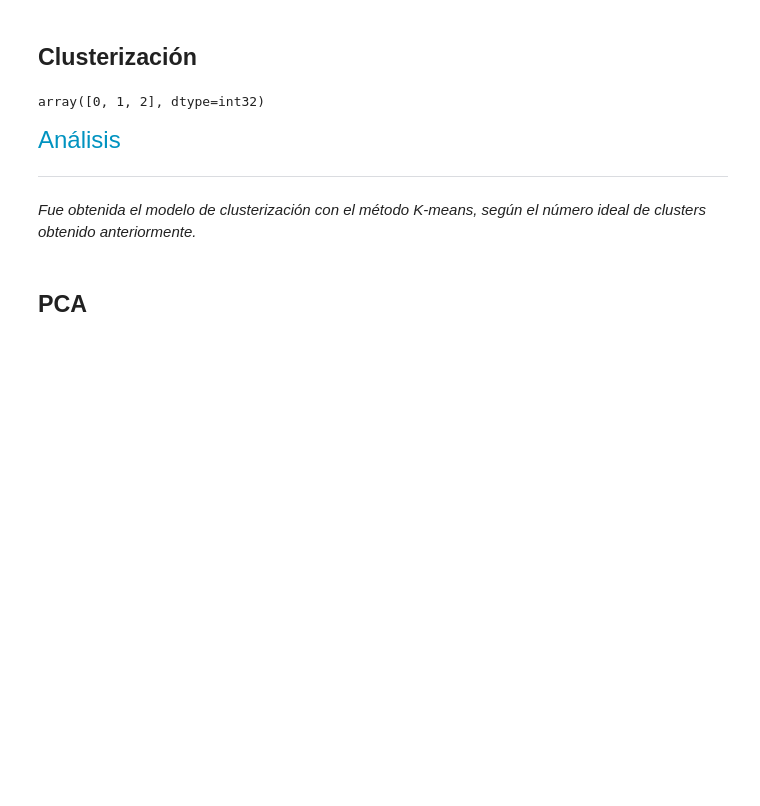
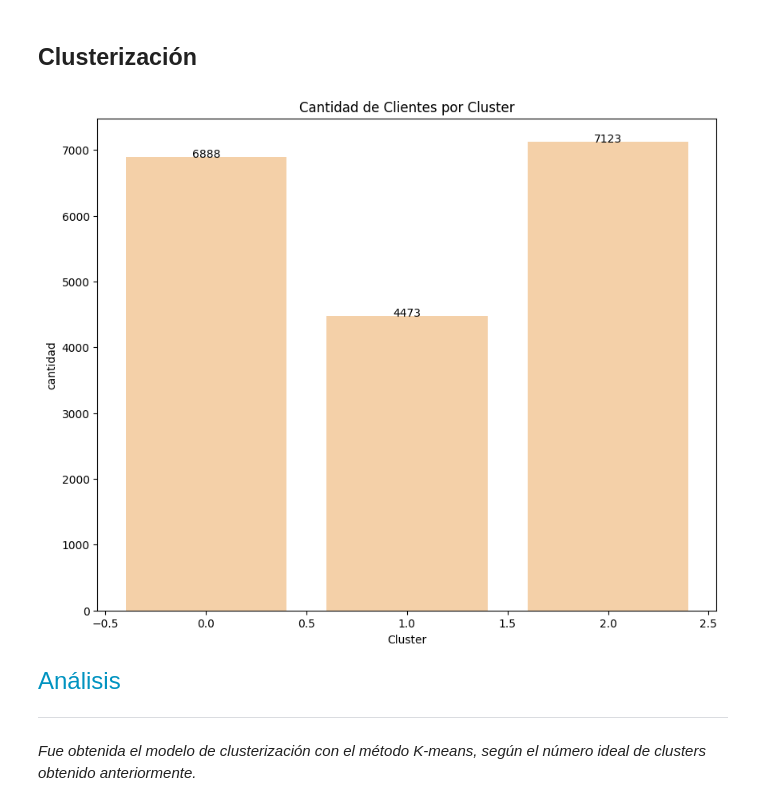
Before and after one commit to anapaccasilva/AdventureWorks, a Jupyter notebook: KMeans_AdventureWorks.ipynb, the cells around one changed output. Cells and saved outputs as stored; diff of their text form; code cells hidden in the pictures; blank space fills up the shorter version.

```diff
--- a/KMeans_AdventureWorks.ipynb
+++ b/KMeans_AdventureWorks.ipynb
@@ -109,6 +109,3 @@ kmeansModel = KMeans(n_clusters=3,
                      max_iter=300,
                      random_state=123)
 y_kmeans = kmeansModel.fit_predict(customerPurchases_cluster)
-np.unique(y_kmeans)
-# %% [output]
-array([0, 1, 2], dtype=int32)
@@ -115,3 +114,38 @@ array([0, 1, 2], dtype=int32)
+# %%
+df_y_kmeans = pd.DataFrame(y_kmeans)
+# %%
+df_y_kmeans = df_y_kmeans.rename(columns={0: 'Cluster'})
+# %%
+import random
+
+# función para creación del barplot
+def barplot_count(dataframe, variable, titulo):
+  df = dataframe.groupby(variable)[variable].count().reset_index(name='count')
+  x = df[variable]
+  y = df['count']
+  plt.figure(figsize=(10,8))
+
+  #construir barplot y definir colores randomicos
+  colors = f'{"%06x" % random.randint(0, 0xFFFFFF)}' #color aleatoria
+  bars = plt.bar(x,y, color = '#' + colors)
+
+  #agrega título del plot, titulo de los ejes y guarda la figura del barplot
+  plt.title(titulo)
+  plt.xlabel(variable)
+  plt.ylabel('cantidad')
+  plt.savefig(titulo + '.png', bbox_inches="tight")
+
+  #función para agregar la etiqueta de los datos sobre cada columna
+  def addlabels(x, y):
+    for i in range(len(x)):
+      plt.text(i,y[i],y[i],  horizontalalignment="center")
+
+  addlabels(x, y)
+  return plt.show()
+# %%
+barplot_count(df_y_kmeans, 'Cluster', 'Cantidad de Clientes por Cluster')
+# %% [output]
+[figure, added]
 # %% [markdown]
 
 <font face="Biome" size=5 color='#0093C0' > Análisis <font>
@@ -119,5 +153,3 @@ array([0, 1, 2], dtype=int32)
 ---
 
 *Fue obtenida el modelo de clusterización con el método K-means, según el número ideal de clusters obtenido anteriormente.*
-# %% [markdown]
-## PCA
```
Also changed, not shown: parts of 13 cells of this notebook.
